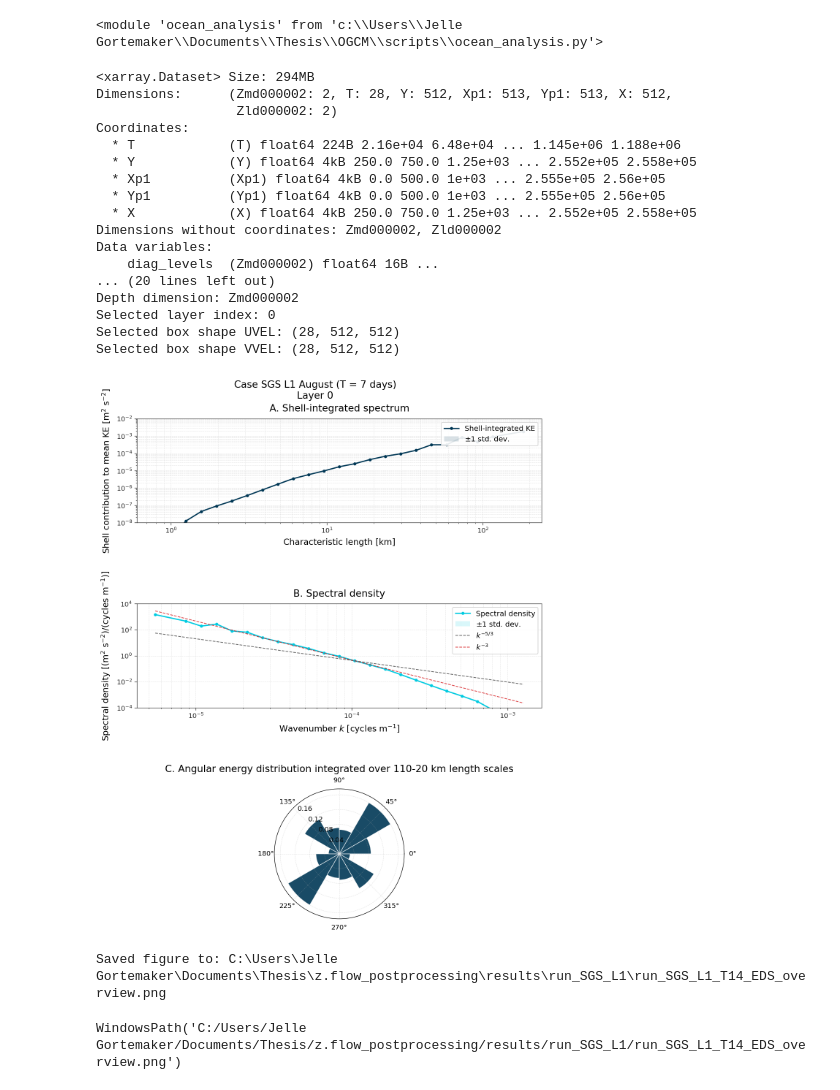
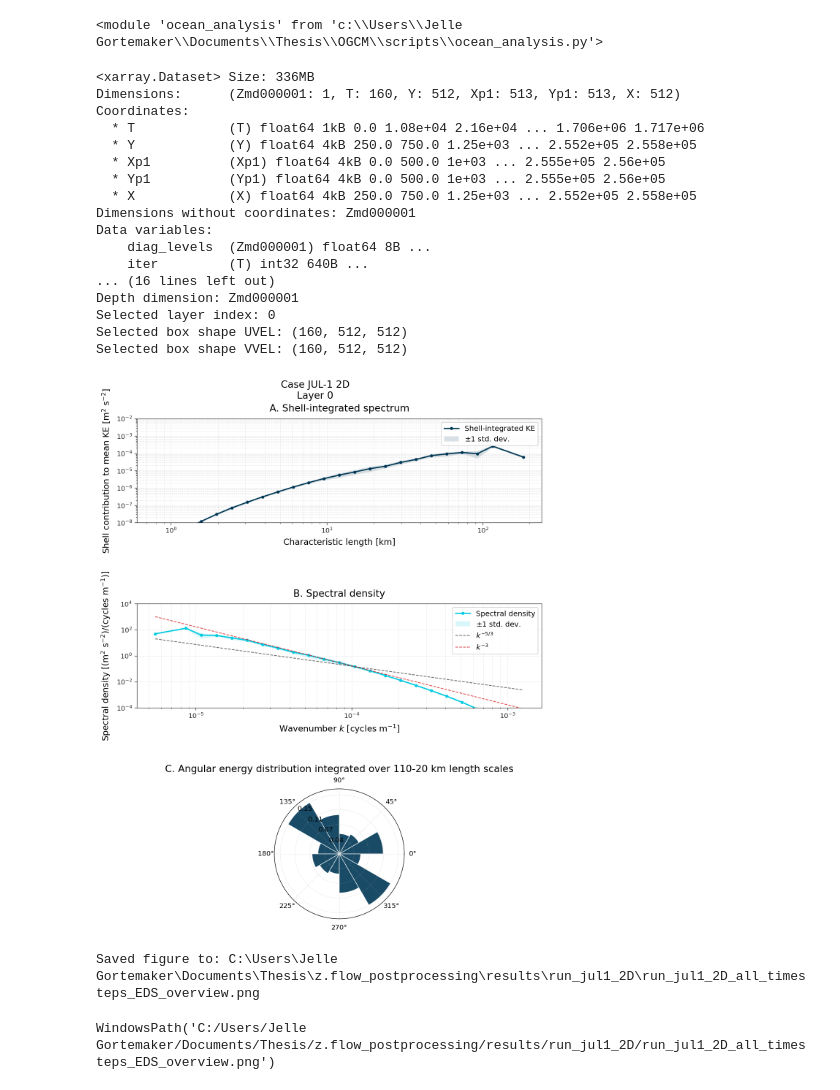
Before and after one commit to Jelle-Gortemaker/Thesis, a Jupyter notebook: z.flow_postprocessing/notebooks/calculate_EDS.ipynb, the cells around one changed output. Drawn from its saved outputs; the diff is of its cells as text; code cells hidden in the pictures.

```diff
--- a/z.flow_postprocessing/notebooks/calculate_EDS.ipynb
+++ b/z.flow_postprocessing/notebooks/calculate_EDS.ipynb
@@ -54,8 +54,8 @@ Theme dir        : c:\Users\Jelle Gortemaker\Documents\Thesis\theme
 # CASE SETTINGS
 # ============================================================
 
-case_name = "run_SGS_L1"
-sim_name = "Case SGS L1 August"
+case_name = "run_jul1_2D"
+sim_name = "Case JUL-1 2D"
 SAVE = True
 
 DATA_FILE = (NB_DIR / f"../data/input/{case_name}.nc").resolve()
@@ -107,51 +107,61 @@ eds_init = oa.calculate_EDS_init(
     min_modes_per_bin=3,
     rose_scale_bands_km=[(110, 20)],
     rose_n_angle_bins=12,
-    snapshot_index=14,
+    snapshot_index=None,
     layer_index=0,
 )
 
 if eds_init.attrs["snapshot_time_index"] is not None:
-    n_days = eds_init.attrs["snapshot_time_index"] / 2
+    # Open the file lazily to read the dimensions safely
+    with xr.open_dataset(DATA_FILE) as ds:
+        total_timesteps = ds.sizes['T']
+
+    if total_timesteps >= 60:
+        print(total_timesteps)
+        n_days = eds_init.attrs["snapshot_time_index"] / 8
+    else:
+        print(total_timesteps)
+        n_days = eds_init.attrs["snapshot_time_index"] / 2
+
     title = f"{sim_name} (T = {n_days:g} days)"
     time_label = f"T{eds_init.attrs['snapshot_time_index']}"
 else:
     title = sim_name
     time_label = "all_timesteps"
 
 fig = oa.plot_eds_overview(
     eds_init,
     title=title,
     ylim_a=(1e-8, 1e-2),      # subplot A y-axis range
     ylim_b=(1e-4, 1e4),       # subplot B y-axis range
     show=True,
 )
 
 save_case_figure(
     fig,
     f"{case_name}_{time_label}_EDS_overview",
 )
 # %% [output]
-<xarray.Dataset> Size: 294MB
-Dimensions:      (Zmd000002: 2, T: 28, Y: 512, Xp1: 513, Yp1: 513, X: 512,
-                  Zld000002: 2)
+<xarray.Dataset> Size: 336MB
+Dimensions:      (Zmd000001: 1, T: 160, Y: 512, Xp1: 513, Yp1: 513, X: 512)
 Coordinates:
-  * T            (T) float64 224B 2.16e+04 6.48e+04 ... 1.145e+06 1.188e+06
+  * T            (T) float64 1kB 0.0 1.08e+04 2.16e+04 ... 1.706e+06 1.717e+06
   * Y            (Y) float64 4kB 250.0 750.0 1.25e+03 ... 2.552e+05 2.558e+05
   * Xp1          (Xp1) float64 4kB 0.0 500.0 1e+03 ... 2.555e+05 2.56e+05
   * Yp1          (Yp1) float64 4kB 0.0 500.0 1e+03 ... 2.555e+05 2.56e+05
   * X            (X) float64 4kB 250.0 750.0 1.25e+03 ... 2.552e+05 2.558e+05
-Dimensions without coordinates: Zmd000002, Zld000002
+Dimensions without coordinates: Zmd000001
 Data variables:
-    diag_levels  (Zmd000002) float64 16B ...
-... (20 lines left out)
-Depth dimension: Zmd000002
+    diag_levels  (Zmd000001) float64 8B ...
+    iter         (T) int32 640B ...
+... (16 lines left out)
+Depth dimension: Zmd000001
 Selected layer index: 0
-Selected box shape UVEL: (28, 512, 512)
-Selected box shape VVEL: (28, 512, 512)
+Selected box shape UVEL: (160, 512, 512)
+Selected box shape VVEL: (160, 512, 512)
-[figure, old version]
+[figure, new version]
-Saved figure to: C:\Users\Jelle Gortemaker\Documents\Thesis\z.flow_postprocessing\results\run_SGS_L1\run_SGS_L1_T14_EDS_overview.png
+Saved figure to: C:\Users\Jelle Gortemaker\Documents\Thesis\z.flow_postprocessing\results\run_jul1_2D\run_jul1_2D_all_timesteps_EDS_overview.png
-WindowsPath('C:/Users/Jelle Gortemaker/Documents/Thesis/z.flow_postprocessing/results/run_SGS_L1/run_SGS_L1_T14_EDS_overview.png')
+WindowsPath('C:/Users/Jelle Gortemaker/Documents/Thesis/z.flow_postprocessing/results/run_jul1_2D/run_jul1_2D_all_timesteps_EDS_overview.png')
 # %%
 # # ============================================================
 # # SEASONAL EDS PLOT
```
Also changed, not shown: 5 other files.
